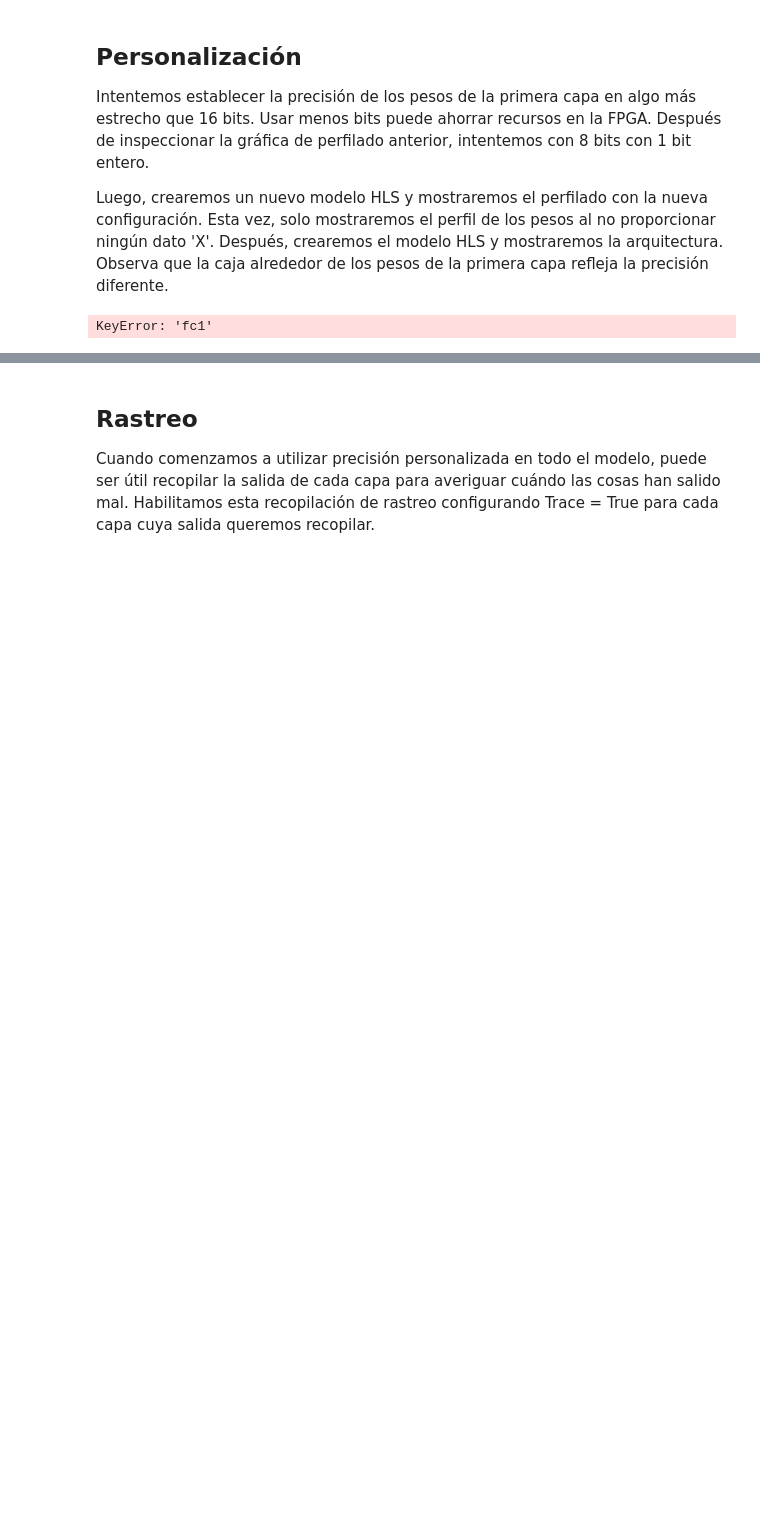
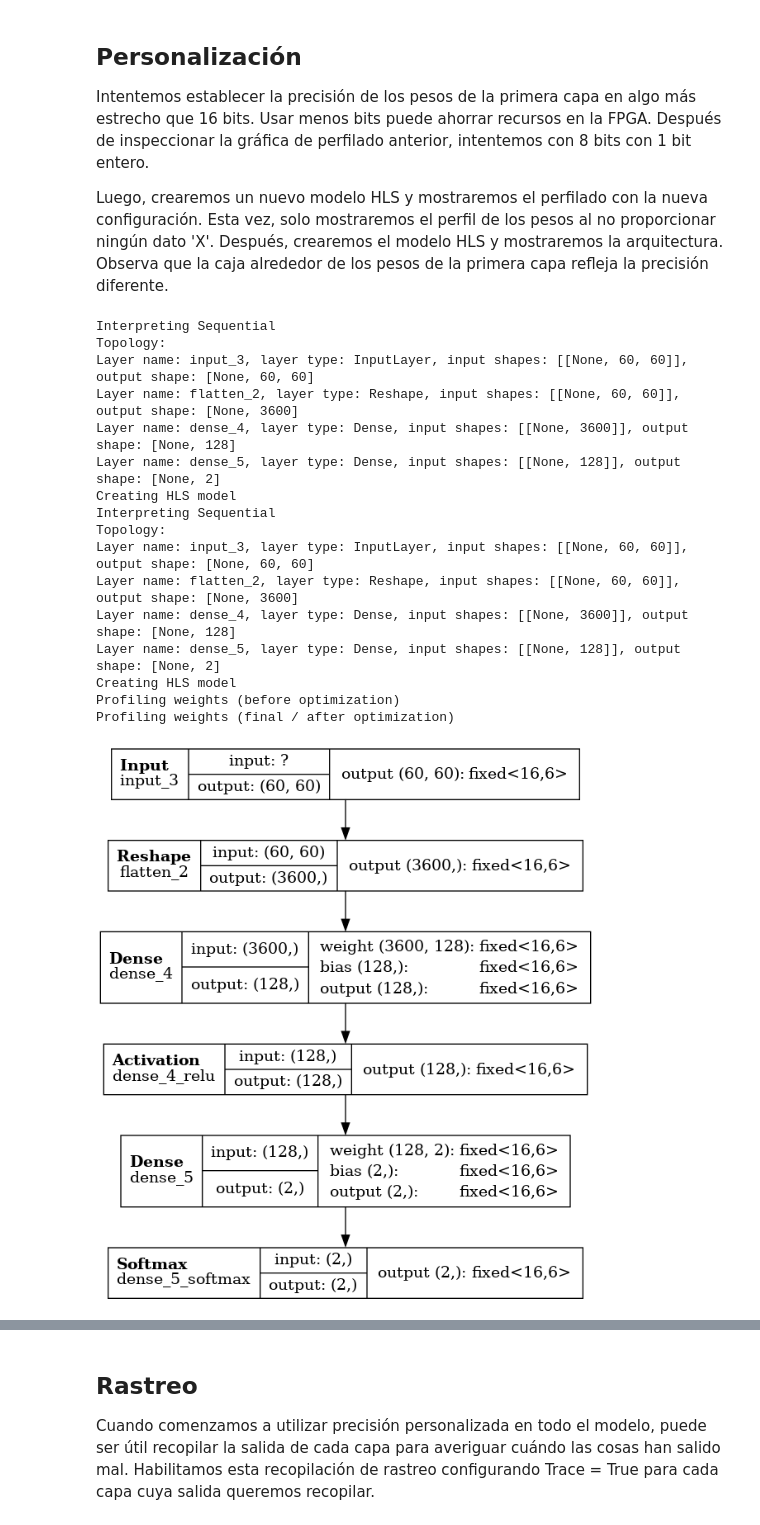
Before and after one commit to KaryAlc/HLS4ML, a Jupyter notebook: part2_advanced_config.ipynb, the cells around one changed output, grey strips where cells are left out. Drawn from its saved outputs; the diff is of its cells as text; code cells hidden in the pictures; blank space fills up the shorter version.

```diff
--- a/part2_advanced_config.ipynb
+++ b/part2_advanced_config.ipynb
@@ -128,11 +128,27 @@ Intentemos establecer la precisión de los pesos de la primera capa en algo más
 
 Luego, crearemos un nuevo modelo HLS y mostraremos el perfilado con la nueva configuración. Esta vez, solo mostraremos el perfil de los pesos al no proporcionar ningún dato 'X'. Después, crearemos el modelo HLS y mostraremos la arquitectura. Observa que la caja alrededor de los pesos de la primera capa refleja la precisión diferente.
 # %%
-config['LayerName']['fc1']['Precision']['weight'] = 'ap_fixed<8,2>'
+config['LayerName']['input_3']['Precision']['weight'] = 'ap_fixed<8,2>'
 hls_model = hls4ml.converters.convert_from_keras_model(
     model, hls_config=config, output_dir='model_1/hls4ml_prj_2', part='xcu250-figd2104-2L-e'
 )
 hls4ml.model.profiling.numerical(model=model, hls_model=hls_model)
 hls4ml.utils.plot_model(hls_model, show_shapes=True, show_precision=True, to_file=None)
 # %% [output]
-KeyError: 'fc1'
+Interpreting Sequential
+Topology:
+Layer name: input_3, layer type: InputLayer, input shapes: [[None, 60, 60]], output shape: [None, 60, 60]
+Layer name: flatten_2, layer type: Reshape, input shapes: [[None, 60, 60]], output shape: [None, 3600]
+Layer name: dense_4, layer type: Dense, input shapes: [[None, 3600]], output shape: [None, 128]
+Layer name: dense_5, layer type: Dense, input shapes: [[None, 128]], output shape: [None, 2]
+Creating HLS model
+Interpreting Sequential
+Topology:
+Layer name: input_3, layer type: InputLayer, input shapes: [[None, 60, 60]], output shape: [None, 60, 60]
+Layer name: flatten_2, layer type: Reshape, input shapes: [[None, 60, 60]], output shape: [None, 3600]
+Layer name: dense_4, layer type: Dense, input shapes: [[None, 3600]], output shape: [None, 128]
+Layer name: dense_5, layer type: Dense, input shapes: [[None, 128]], output shape: [None, 2]
+Creating HLS model
+Profiling weights (before optimization)
+Profiling weights (final / after optimization)
+[figure, added]
```
Also changed, not shown: parts of 11 cells of this notebook, 13 other files.
